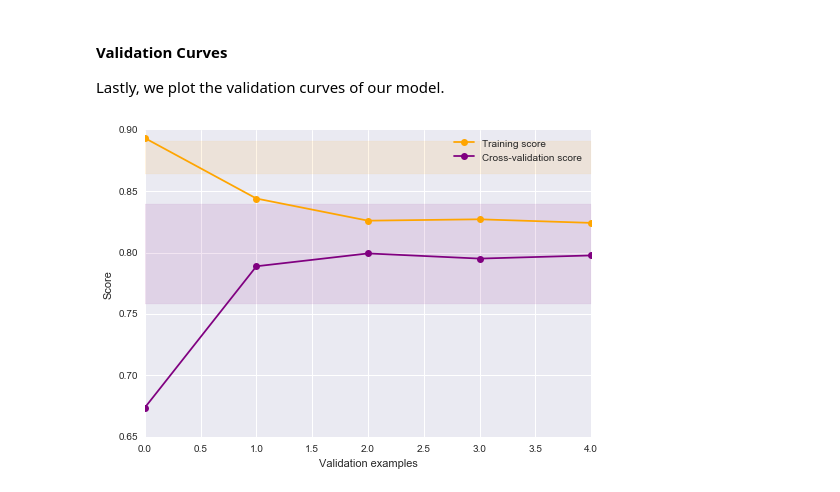
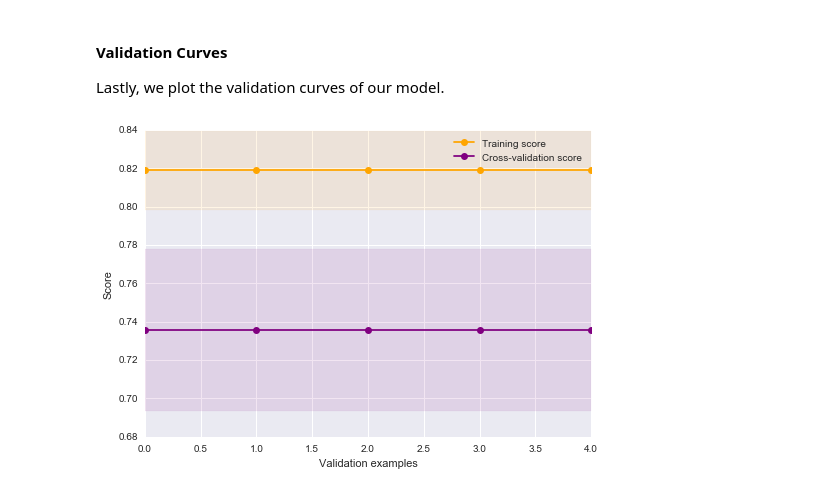
Before and after one commit to lcdm-uiuc/sml, a Jupyter notebook: dataflows/plot/autompg_linear_regression-READ-SPLIT-REGRESS-PLOT.ipynb, the cells around one changed output. Saved outputs shown, nothing was run; the diff lists cells and outputs as text; code cells hidden in the pictures.

Commit message:
SML Queries for PLOTS Work now

```diff
--- a/dataflows/plot/autompg_linear_regression-READ-SPLIT-REGRESS-PLOT.ipynb
+++ b/dataflows/plot/autompg_linear_regression-READ-SPLIT-REGRESS-PLOT.ipynb
@@ -220,27 +242,27 @@ Lastly, we plot the validation curves of our model.
 # %%
 plt.figure()
 plt.xlabel("Validation examples")
 plt.ylabel("Score")
 
 v_train_scores_mean = np.mean(v_train_scores, axis=1)
 v_train_scores_std = np.std(v_train_scores, axis=1)
 v_test_scores_mean = np.mean(v_test_scores, axis=1)
 v_test_scores_std = np.std(v_test_scores, axis=1)
 
 plt.fill_between(param_range, v_train_scores_mean - v_train_scores_std,
                  v_train_scores_mean + v_train_scores_std, alpha=0.1,
                  color="orange")
 plt.fill_between(param_range, v_test_scores_mean - v_test_scores_std,
                  v_test_scores_mean + v_test_scores_std, alpha=0.1, color="purple")
 
-plt.plot(param_range, train_scores_mean, 'o-', color="orange",
+plt.plot(param_range, v_train_scores_mean, 'o-', color="orange",
          label="Training score")
 
-plt.plot(param_range, test_scores_mean, 'o-', color="purple",
+plt.plot(param_range, v_test_scores_mean, 'o-', color="purple",
          label="Cross-validation score")
 
 plt.legend(loc="best")
 plt.show()
 plt.close()
 # %% [output]
-[figure, old version]
+[figure, new version]
```
Also changed, not shown: parts of 5 cells of this notebook, 1 other file.
